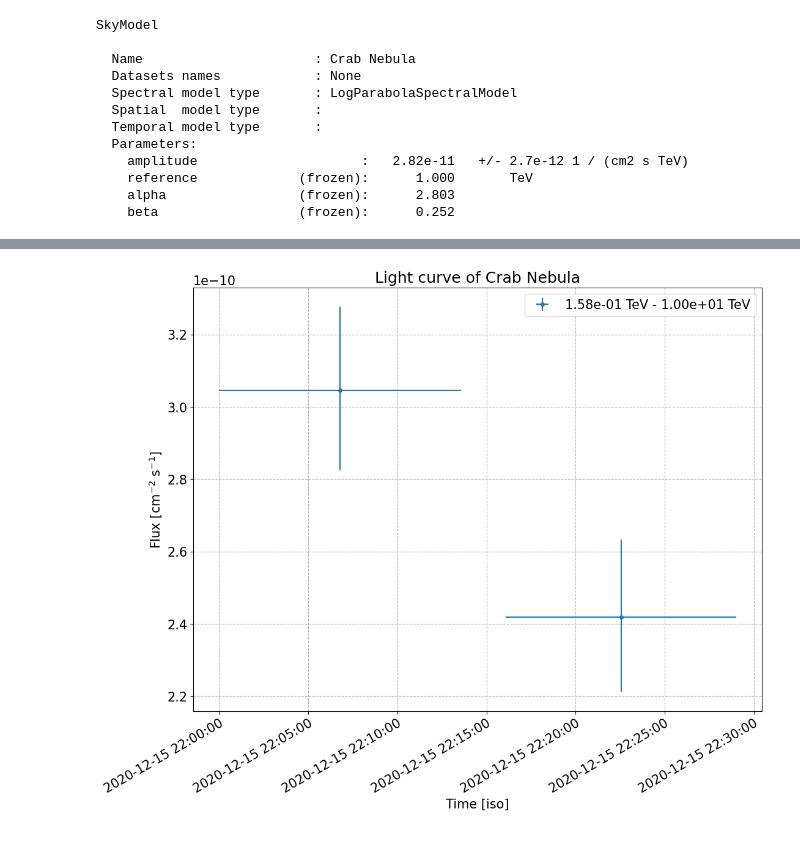
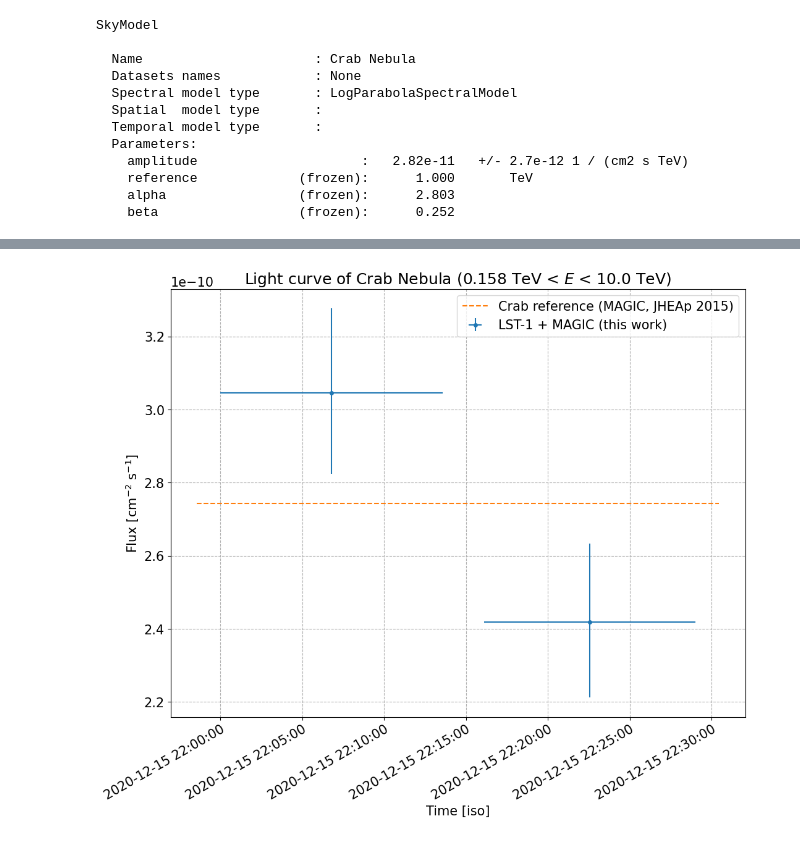
Before and after one commit to cta-observatory/magic-cta-pipe, a Jupyter notebook: notebooks/check_flux_from_dl3.ipynb, the cells around one changed output, grey strips where cells are left out. Saved outputs shown, nothing was run; the diff lists cells and outputs as text; code cells hidden in the pictures.

Commit message:
Add a reference source flux

```diff
--- a/notebooks/check_flux_from_dl3.ipynb
+++ b/notebooks/check_flux_from_dl3.ipynb
@@ -431,11 +431,11 @@ Table length=10
 sed_type = "e2dnde"
 yunits = "erg cm-2 s-1"
 
+crab_model = create_crab_spectral_model("magic_lp")
+
 reference_models = {
-    "Crab reference (MAGIC, JHEAp 2015)": create_crab_spectral_model("magic_lp"),
+    "Crab reference (MAGIC, JHEAp 2015)": crab_model,
 }
-
-lines = itertools.cycle(["--", "-.", ":"])
 
 # ============
 # === Main ===
@@ -444,6 +444,8 @@ lines = itertools.cycle(["--", "-.", ":"])
 plt.figure()
 
 energy_bounds = energy_axis.edges[[0, -1]]
+
+lines = itertools.cycle(["--", "-.", ":"])
 
 # Plot the flux points
 ax = flux_points.plot(sed_type=sed_type, label="LST-1 + MAGIC (this work)")
@@ -562,13 +564,25 @@ Table length=2
 # %%
 plt.figure()
 
+lines = itertools.cycle(["--", "-.", ":"])
+
 # Plot the light curve
-ax = light_curve.plot(sed_type="flux")
+ax = light_curve.plot(sed_type="flux", label="LST-1 + MAGIC (this work)")
 
-ax.set_title(f"Light curve of {source_name}")
+xlim = plt.xlim()
+
+# Plot the reference flux
+for label, model in reference_models.items():
+
+    integ_flux = model.integral(energy_edges[0], energy_edges[1])
+    ax.plot(xlim, np.repeat(integ_flux, 2), label=label, linestyle=next(lines))
+
+energy_range = f"{energy_edges[0]:.3f} < $E$ < {energy_edges[1]:.1f}"
+
+ax.set_title(f"Light curve of {source_name} ({energy_range})")
 ax.set_ylabel("Flux [cm$^{-2}$ s$^{-1}$]")
 ax.set_yscale("linear")
 ax.legend()
 ax.grid()
 # %% [output]
-[figure, old version]
+[figure, new version]
```
Also changed, not shown: parts of 2 cells of this notebook.
